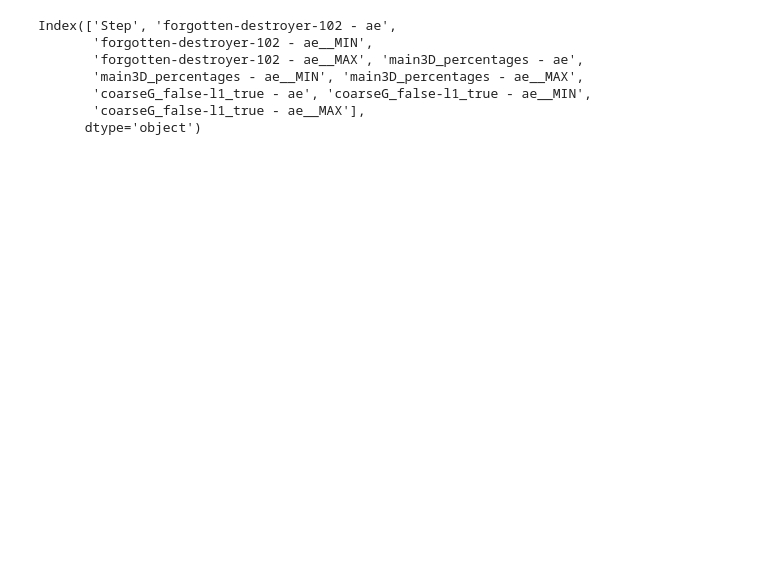
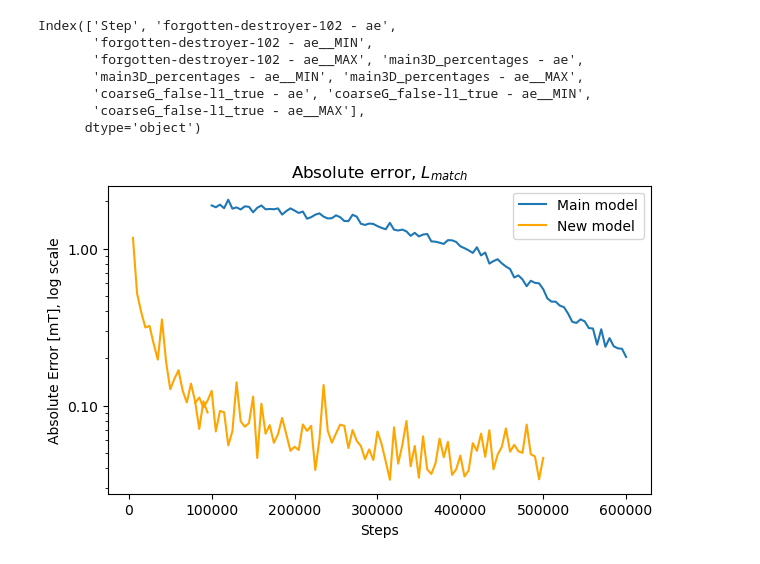
Before and after one commit to andreagboa/magfield-prediction, a Jupyter notebook: wandb_plots/wandb_plots.ipynb, the cells around one changed output. Cells and saved outputs as stored; diff of their text form; code cells hidden in the pictures; blank space fills up the shorter version.

```diff
--- a/wandb_plots/wandb_plots.ipynb
+++ b/wandb_plots/wandb_plots.ipynb
@@ -81,6 +81,32 @@ X = df3['Step']
 Y1 = df3['main3D_percentages - ae']
 Y11 = df3['forgotten-destroyer-102 - ae']
 Y2 = df3['coarseG_false-l1_true - ae']
+# %%
+fig, ax = plt.subplots(figsize=(7,4))
+
+# plt.rcParams['font.family'] = 'Calibri'
+plt.yscale('log')
+ax.plot(X, Y2, label='Main model')
+ax.plot(X,Y1,'orange')
+ax.plot(X, Y11, 'orange', label='New model')
+
+def mini_tesla_formatter(x, pos):
+    return f"{x*1000:.2f}"  # Convert to mini Tesla and format the value
+
+# Apply the formatter to the Y-axis
+ax.yaxis.set_major_formatter(ticker.FuncFormatter(mini_tesla_formatter))
+
+plt.rcParams['font.size'] = 10
+
+plt.xlabel('Steps')
+plt.ylabel('Absolute Error [mT], log scale')
+plt.title(r'Absolute error, $L_{match}$')
+plt.legend()
+# plt.grid(True)
+plt.savefig('main3D_vs_perc_log.pdf')
+plt.show()
+# %% [output]
+[figure, added]
 # %%
 fig, ax = plt.subplots(figsize=(7,4))
 
```
Also changed, not shown: parts of 3 cells of this notebook, 3 other files.
